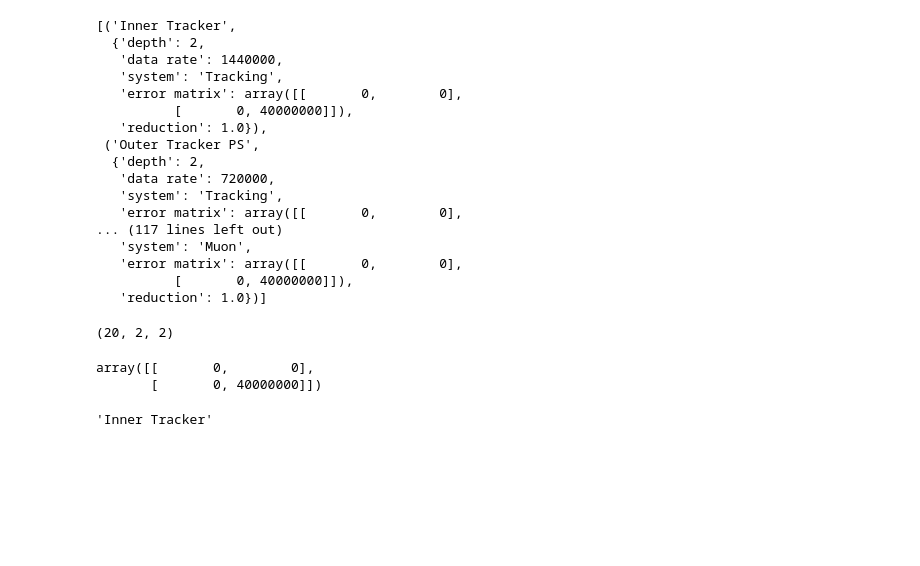
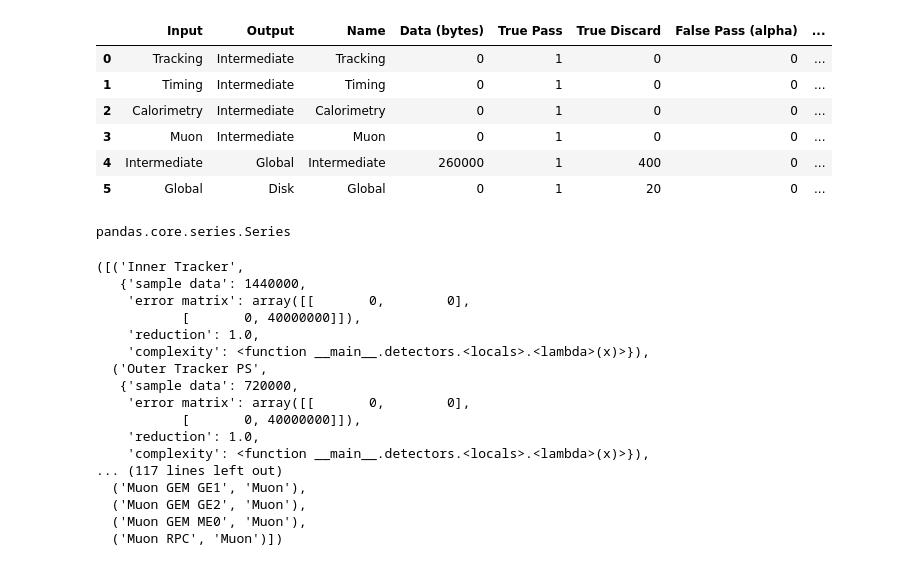
Before and after one commit to wilkieolin/system_flow, a Jupyter notebook: dev.ipynb, the cells around one changed output. Saved outputs shown, nothing was run; the diff lists cells and outputs as text; code cells hidden in the pictures; blank space fills up the shorter version.

Commit message:
changed to digraph, updated functions

```diff
--- a/dev.ipynb
+++ b/dev.ipynb
@@ -60,29 +28,0 @@ def add_detectors(graph: nx.classes.graph.Graph, detector_data: pd.DataFrame):
-# %%
-add_detectors(G, detectors_run4)
-# %% [output]
-[('Inner Tracker',
-  {'depth': 2,
-   'data rate': 1440000,
-   'system': 'Tracking',
-   'error matrix': array([[       0,        0],
-          [       0, 40000000]]),
-   'reduction': 1.0}),
- ('Outer Tracker PS',
-  {'depth': 2,
-   'data rate': 720000,
-   'system': 'Tracking',
-   'error matrix': array([[       0,        0],
-... (117 lines left out)
-   'system': 'Muon',
-   'error matrix': array([[       0,        0],
-          [       0, 40000000]]),
-   'reduction': 1.0})]
-# %%
-em.shape
-# %% [output]
-(20, 2, 2)
-# %%
-em[:,:,0]
-# %% [output]
-array([[       0,        0],
-       [       0, 40000000]])
@@ -90,0 +29,14 @@ detectors = data["Detector"].values
+# %%
+triggers_run4
+# %% [output]
+|  | Input | Output | Name | Data (bytes) | True Pass | True Discard | False Pass (alpha) | ... |
+| 0 | Tracking | Intermediate | Tracking | 0 | 1 | 0 | 0 | ... |
+| 1 | Timing | Intermediate | Timing | 0 | 1 | 0 | 0 | ... |
+| 2 | Calorimetry | Intermediate | Calorimetry | 0 | 1 | 0 | 0 | ... |
+| 3 | Muon | Intermediate | Muon | 0 | 1 | 0 | 0 | ... |
+| 4 | Intermediate | Global | Intermediate | 260000 | 1 | 400 | 0 | ... |
+| 5 | Global | Disk | Global | 0 | 1 | 20 | 0 | ... |
+# %%
+type(triggers_run4.iloc[4])
+# %% [output]
+pandas.core.series.Series
@@ -91,4 +72,20 @@ detectors = data["Detector"].values
 # %%
-detectors[0]
+detectors(detectors_run4)
 # %% [output]
-'Inner Tracker'
+([('Inner Tracker',
+   {'sample data': 1440000,
+    'error matrix': array([[       0,        0],
+           [       0, 40000000]]),
+    'reduction': 1.0,
+    'complexity': <function __main__.detectors.<locals>.<lambda>(x)>}),
+  ('Outer Tracker PS',
+   {'sample data': 720000,
+    'error matrix': array([[       0,        0],
+           [       0, 40000000]]),
+    'reduction': 1.0,
+    'complexity': <function __main__.detectors.<locals>.<lambda>(x)>}),
+... (117 lines left out)
+  ('Muon GEM GE1', 'Muon'),
+  ('Muon GEM GE2', 'Muon'),
+  ('Muon GEM ME0', 'Muon'),
+  ('Muon RPC', 'Muon')])
```
Also changed, not shown: parts of 22 cells of this notebook, 2 other files.
